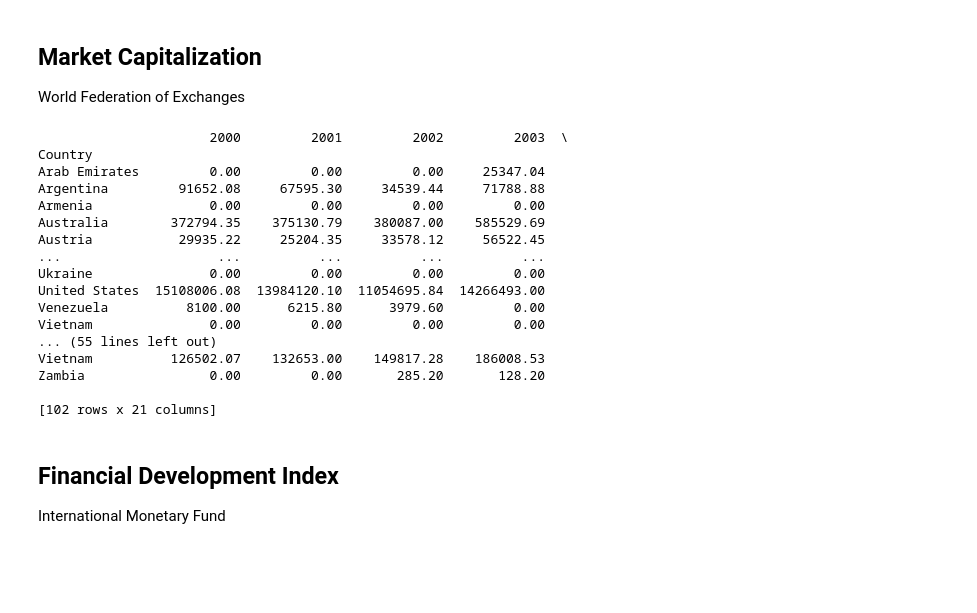
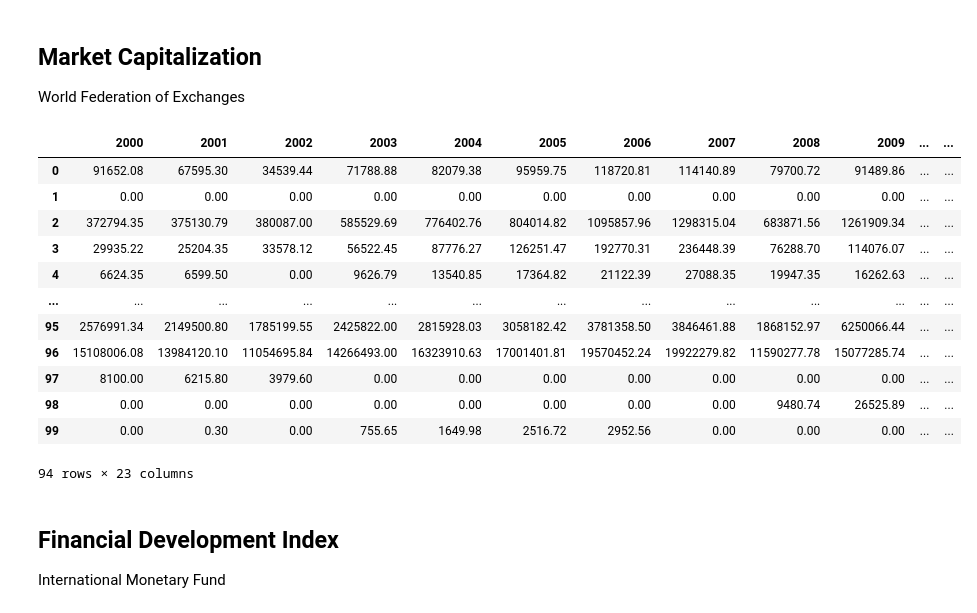
Before and after one commit to felipe-fp/corcovado, a Jupyter notebook: countries_comparison/countries.ipynb, the cells around one changed output. Saved outputs shown, nothing was run; the diff lists cells and outputs as text; code cells hidden in the pictures; blank space fills up the shorter version.

```diff
--- a/countries_comparison/countries.ipynb
+++ b/countries_comparison/countries.ipynb
@@ -2,0 +8,4 @@
+# %%
+fd_index = pd.read_csv("FD_IMF.csv",sep = ';')
+country_code = fd_index[['code','country']].drop_duplicates()
+country_code.head(50)
@@ -4,29 +31,30 @@
 ## Market Capitalization
 World Federation of Exchanges
 # %%
-import pandas as pd
-
 market_cap = pd.read_csv("market_cap.csv",sep = ';')
+# Sum all exchanges markets from the same country
 countries_cap = market_cap[['Country']+[str(year) for year in range(2000,2021)]].groupby("Country").sum()
-print(countries_cap)
+# Get Country Code
+countries_cap = pd.merge(countries_cap, country_code, how='outer', left_on = 'Country', right_on='country').iloc[:100]
+flag = (countries_cap['country'].isna() == False) # Countries without IMF Data
+# Exclude countries without IMF Data
+countries_cap = countries_cap[flag]
-# %% [output]
-                      2000         2001         2002         2003  \
-Country
-Arab Emirates         0.00         0.00         0.00     25347.04
-Argentina         91652.08     67595.30     34539.44     71788.88
-Armenia               0.00         0.00         0.00         0.00
-Australia        372794.35    375130.79    380087.00    585529.69
-Austria           29935.22     25204.35     33578.12     56522.45
-...                    ...          ...          ...          ...
-Ukraine               0.00         0.00         0.00         0.00
-United States  15108006.08  13984120.10  11054695.84  14266493.00
-Venezuela          8100.00      6215.80      3979.60         0.00
-Vietnam               0.00         0.00         0.00         0.00
-... (55 lines left out)
-Vietnam          126502.07    132653.00    149817.28    186008.53
-Zambia                0.00         0.00       285.20       128.20
-
-[102 rows x 21 columns]
+# %%
+countries_cap
+# %% [output]
+|  | 2000 | 2001 | 2002 | 2003 | 2004 | 2005 | 2006 | 2007 | 2008 | 2009 | ... | ... |
+| 0 | 91652.08 | 67595.30 | 34539.44 | 71788.88 | 82079.38 | 95959.75 | 118720.81 | 114140.89 | 79700.72 | 91489.86 | ... | ... |
+| 1 | 0.00 | 0.00 | 0.00 | 0.00 | 0.00 | 0.00 | 0.00 | 0.00 | 0.00 | 0.00 | ... | ... |
+| 2 | 372794.35 | 375130.79 | 380087.00 | 585529.69 | 776402.76 | 804014.82 | 1095857.96 | 1298315.04 | 683871.56 | 1261909.34 | ... | ... |
+| 3 | 29935.22 | 25204.35 | 33578.12 | 56522.45 | 87776.27 | 126251.47 | 192770.31 | 236448.39 | 76288.70 | 114076.07 | ... | ... |
+| 4 | 6624.35 | 6599.50 | 0.00 | 9626.79 | 13540.85 | 17364.82 | 21122.39 | 27088.35 | 19947.35 | 16262.63 | ... | ... |
+| ... | ... | ... | ... | ... | ... | ... | ... | ... | ... | ... | ... | ... |
+| 95 | 2576991.34 | 2149500.80 | 1785199.55 | 2425822.00 | 2815928.03 | 3058182.42 | 3781358.50 | 3846461.88 | 1868152.97 | 6250066.44 | ... | ... |
+| 96 | 15108006.08 | 13984120.10 | 11054695.84 | 14266493.00 | 16323910.63 | 17001401.81 | 19570452.24 | 19922279.82 | 11590277.78 | 15077285.74 | ... | ... |
+| 97 | 8100.00 | 6215.80 | 3979.60 | 0.00 | 0.00 | 0.00 | 0.00 | 0.00 | 0.00 | 0.00 | ... | ... |
+| 98 | 0.00 | 0.00 | 0.00 | 0.00 | 0.00 | 0.00 | 0.00 | 0.00 | 9480.74 | 26525.89 | ... | ... |
+| 99 | 0.00 | 0.30 | 0.00 | 755.65 | 1649.98 | 2516.72 | 2952.56 | 0.00 | 0.00 | 0.00 | ... | ... |
+94 rows × 23 columns
 # %% [markdown]
 ## Financial Development Index
 International Monetary Fund
```
Also changed, not shown: parts of 9 cells of this notebook, 8 other files.
